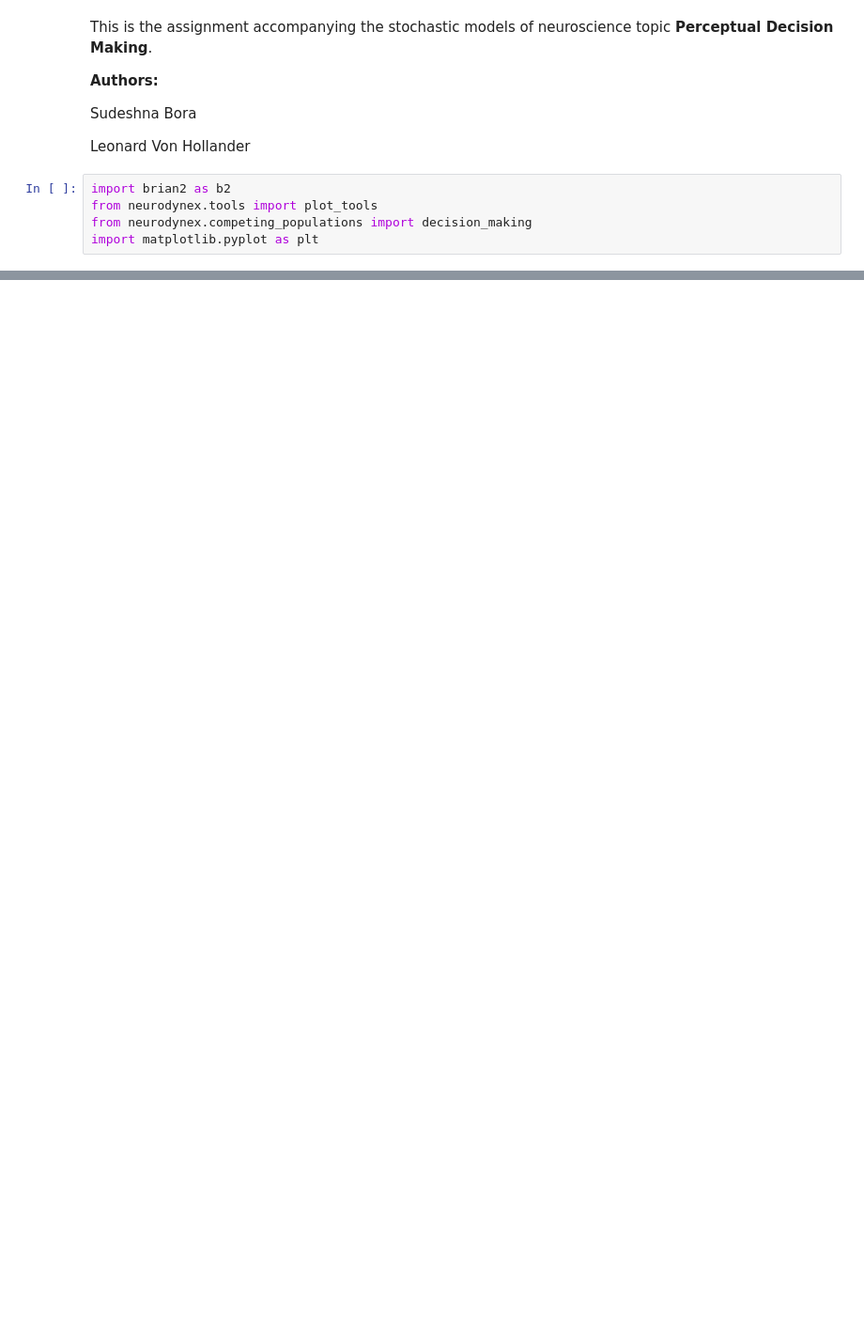
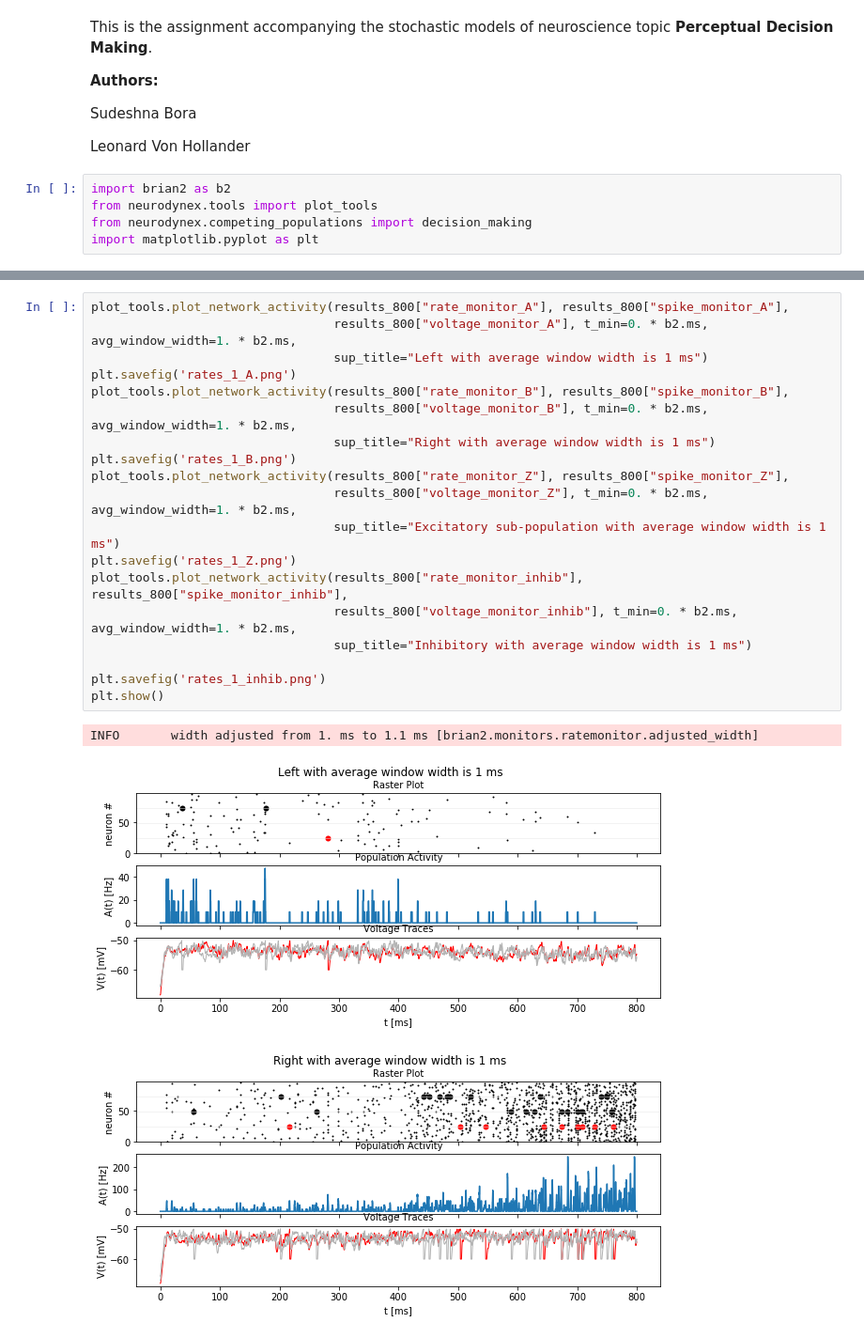
Before and after one commit to SudeshnaBora/Time-Integration-in-Perceptual-Decision-Making, a Jupyter notebook: code/Assignment_Leonard_Sudeshna.ipynb, the cells around one changed output, grey strips where cells are left out. Shown at 94% size. Saved outputs shown, nothing was run; the diff lists cells and outputs as text; blank space fills up the shorter version.

```diff
--- a/code/Assignment_Leonard_Sudeshna.ipynb
+++ b/code/Assignment_Leonard_Sudeshna.ipynb
@@ -25,0 +107,23 @@ sim end: Wed Jun 24 20:20:41 2020
+# %%
+plot_tools.plot_network_activity(results_800["rate_monitor_A"], results_800["spike_monitor_A"],
+                                 results_800["voltage_monitor_A"], t_min=0. * b2.ms, avg_window_width=1. * b2.ms,
+                                 sup_title="Left with average window width is 1 ms")
+plt.savefig('rates_1_A.png')
+plot_tools.plot_network_activity(results_800["rate_monitor_B"], results_800["spike_monitor_B"],
+                                 results_800["voltage_monitor_B"], t_min=0. * b2.ms, avg_window_width=1. * b2.ms,
+                                 sup_title="Right with average window width is 1 ms")
+plt.savefig('rates_1_B.png')
+plot_tools.plot_network_activity(results_800["rate_monitor_Z"], results_800["spike_monitor_Z"],
+                                 results_800["voltage_monitor_Z"], t_min=0. * b2.ms, avg_window_width=1. * b2.ms,
+                                 sup_title="Excitatory sub-population with average window width is 1 ms")
+plt.savefig('rates_1_Z.png')
+plot_tools.plot_network_activity(results_800["rate_monitor_inhib"], results_800["spike_monitor_inhib"],
+                                 results_800["voltage_monitor_inhib"], t_min=0. * b2.ms, avg_window_width=1. * b2.ms,
+                                 sup_title="Inhibitory with average window width is 1 ms")
+
+plt.savefig('rates_1_inhib.png')
+plt.show()
+# %% [output]
+INFO       width adjusted from 1. ms to 1.1 ms [brian2.monitors.ratemonitor.adjusted_width]
+[figure, added]
+[figure, added]
```
Also changed, not shown: parts of 14 cells of this notebook, 27 other files.
